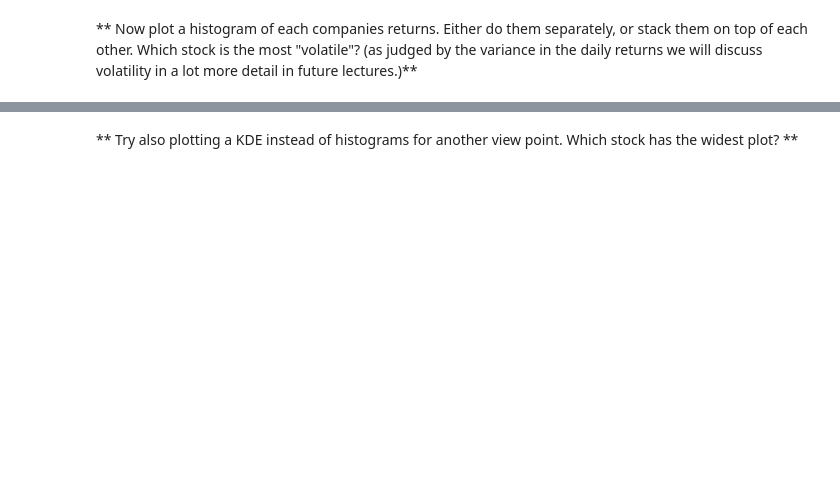
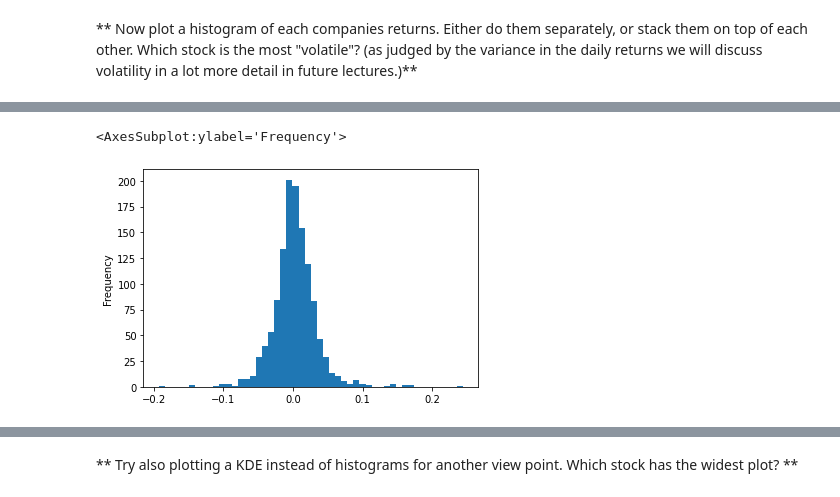
Before and after one commit to bhavinmoriya/Python-for-Financial-Analysis-and-Algorithmic-Trading, a Jupyter notebook: stock-market-analysis-project.ipynb, the cells around one changed output, grey strips where cells are left out. Saved outputs shown, nothing was run; the diff lists cells and outputs as text; code cells hidden in the pictures; blank space fills up the shorter version.

```diff
--- a/stock-market-analysis-project.ipynb
+++ b/stock-market-analysis-project.ipynb
@@ -295,0 +356,5 @@ This defines r_t (return at time t) as equal to the price at time t divided by t
+# %%
+tsla.Returns.plot.hist(bins=50)
+# %% [output]
+<AxesSubplot:ylabel='Frequency'>
+[figure, added]
```
Also changed, not shown: parts of 13 cells of this notebook.
